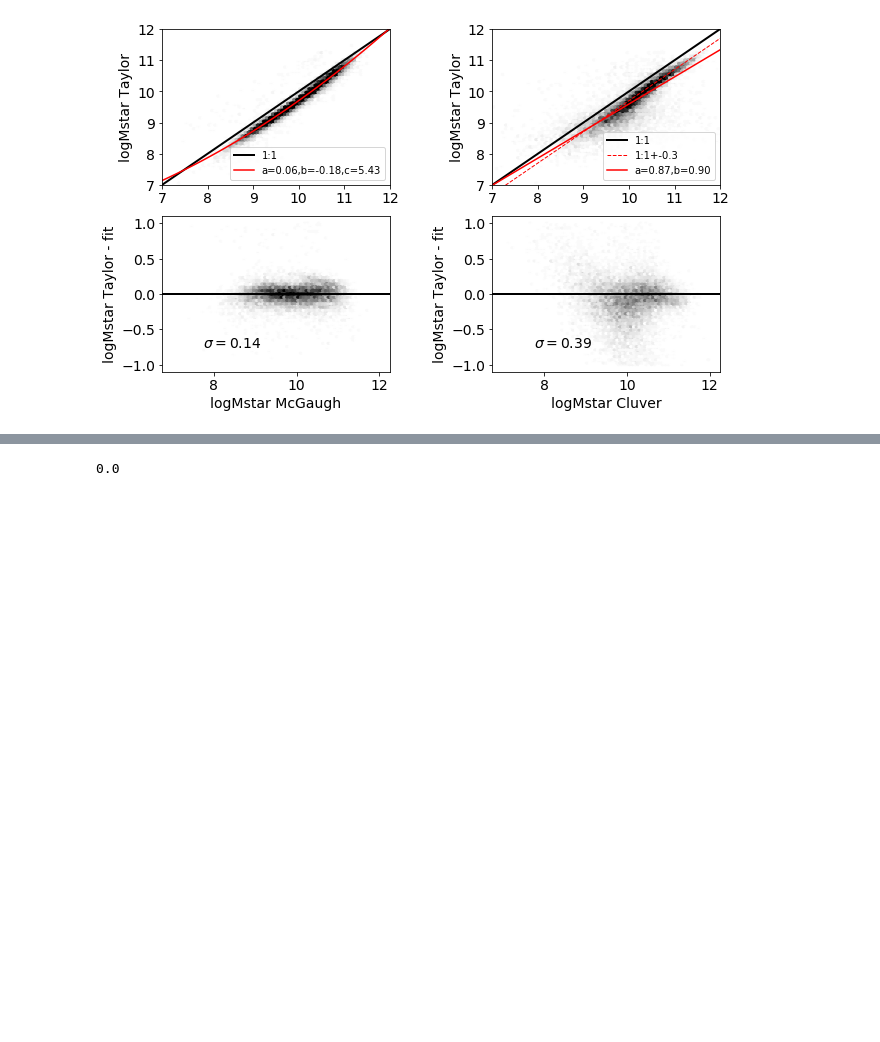
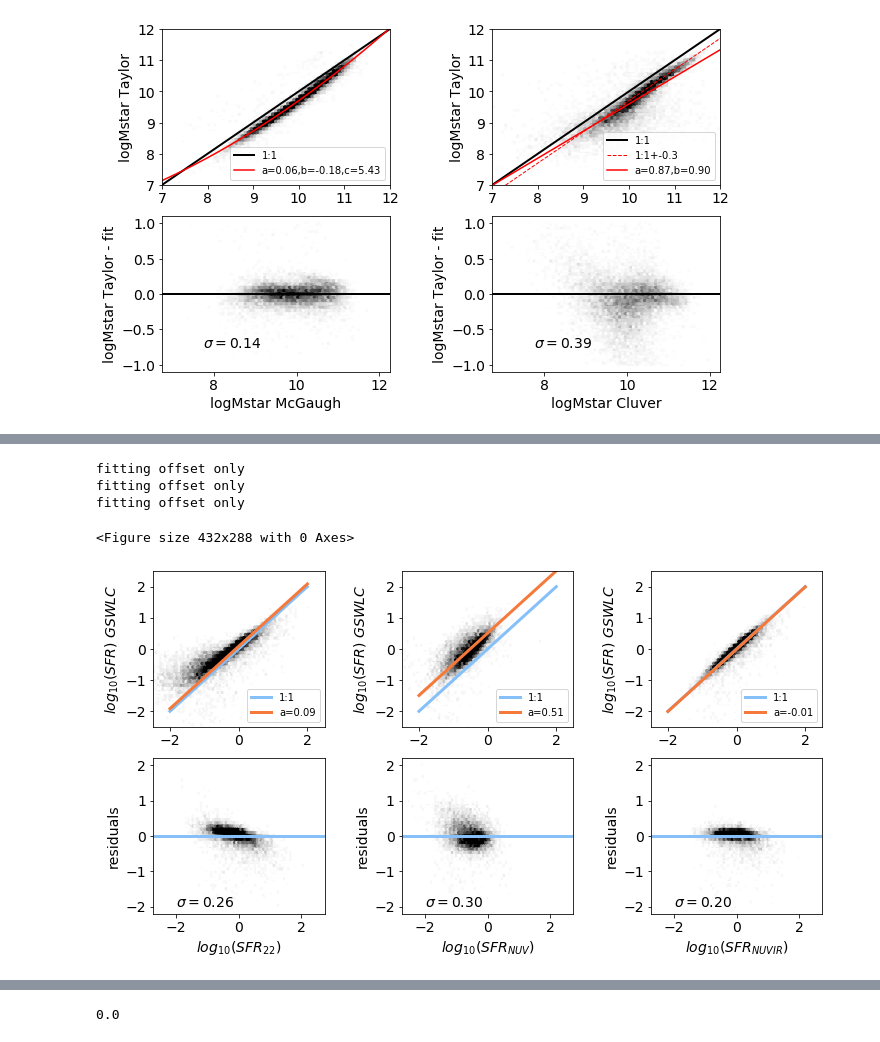
Before and after one commit to rfinn/APPSS, a Jupyter notebook: paper-plots-v1.ipynb, the cells around one changed output, grey strips where cells are left out. Drawn from its saved outputs; the diff is of its cells as text; code cells hidden in the pictures; blank space fills up the shorter version.

```diff
--- a/paper-plots-v1.ipynb
+++ b/paper-plots-v1.ipynb
@@ -835,0 +859,9 @@ fp.fit_sfr()
+# %%
+%run ~/github/APPSS/a100sdss.py
+fp.fit_sfr(norder=0,snr_cut=3)
+# %% [output]
+fitting offset only
+fitting offset only
+fitting offset only
+<Figure size 432x288 with 0 Axes>
+[figure, added]
```
Also changed, not shown: parts of 15 cells of this notebook, 3 other files.
